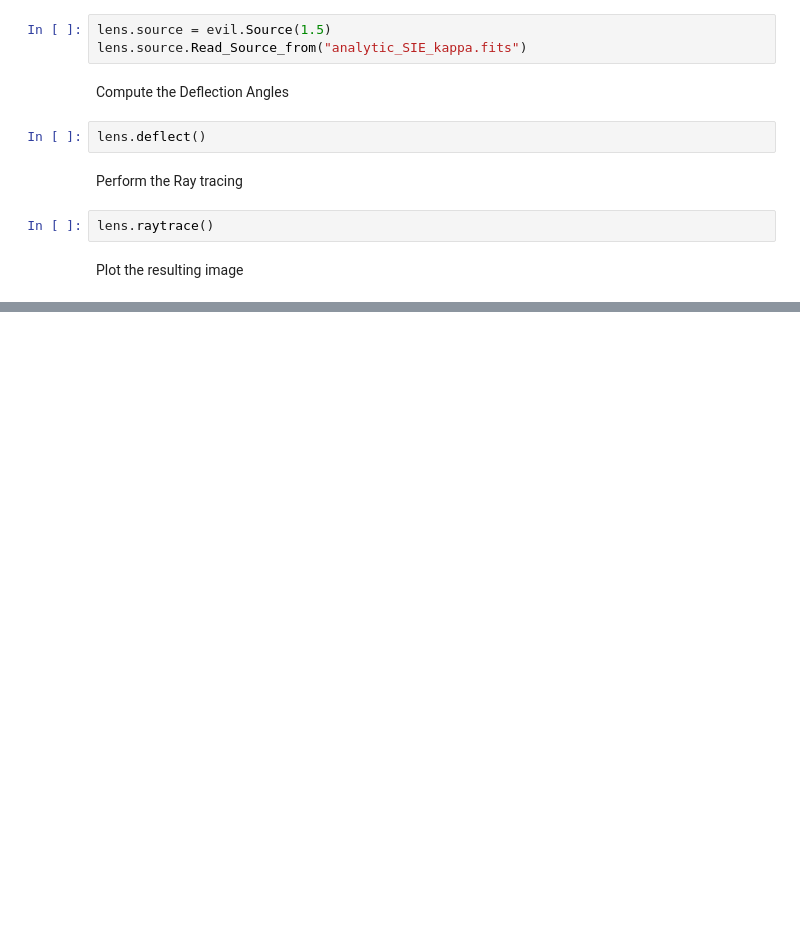
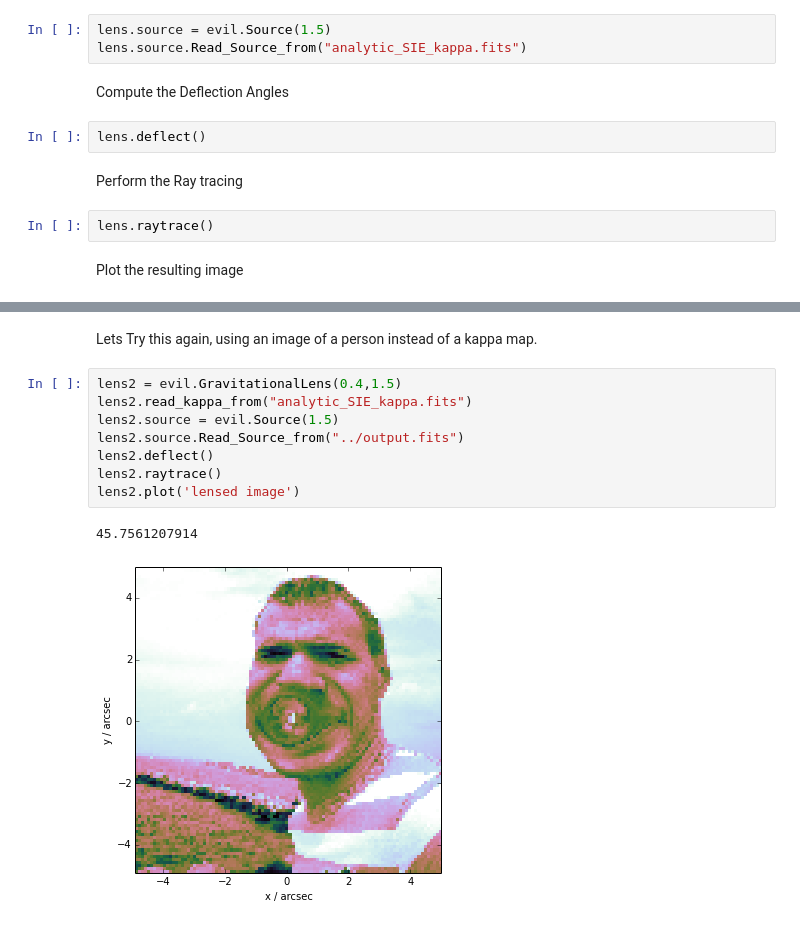
Before and after one commit to wmorning/EvilLens, a Jupyter notebook: LensedImageTest.ipynb, the cells around one changed output, grey strips where cells are left out. Saved outputs shown, nothing was run; the diff lists cells and outputs as text; blank space fills up the shorter version.

```diff
--- a/LensedImageTest.ipynb
+++ b/LensedImageTest.ipynb
@@ -37,0 +39,13 @@ lens.plot('non-lensed image')
+# %% [markdown]
+Lets Try this again, using an image of a person instead of a kappa map.
+# %%
+lens2 = evil.GravitationalLens(0.4,1.5)
+lens2.read_kappa_from("analytic_SIE_kappa.fits")
+lens2.source = evil.Source(1.5)
+lens2.source.Read_Source_from("../output.fits")
+lens2.deflect()
+lens2.raytrace()
+lens2.plot('lensed image')
+# %% [output]
+45.7561207914
+[figure, added]
```
Also changed, not shown: parts of 3 cells of this notebook, 1 other file.
